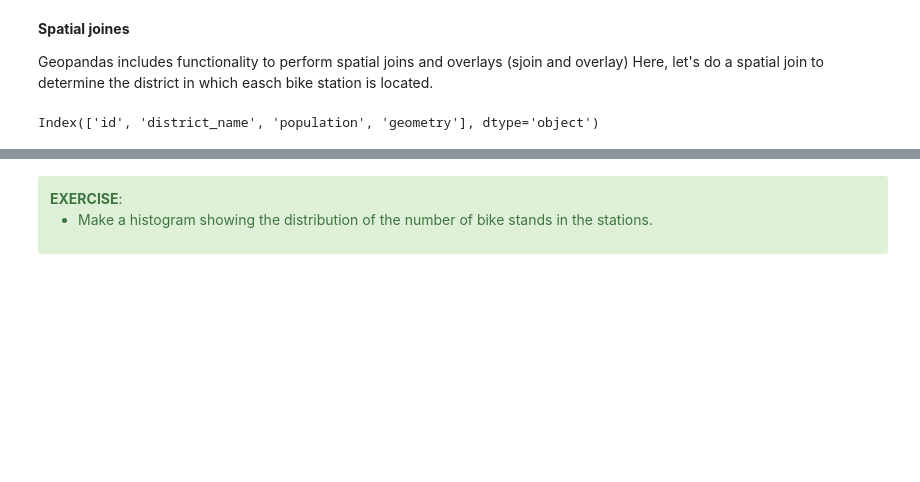
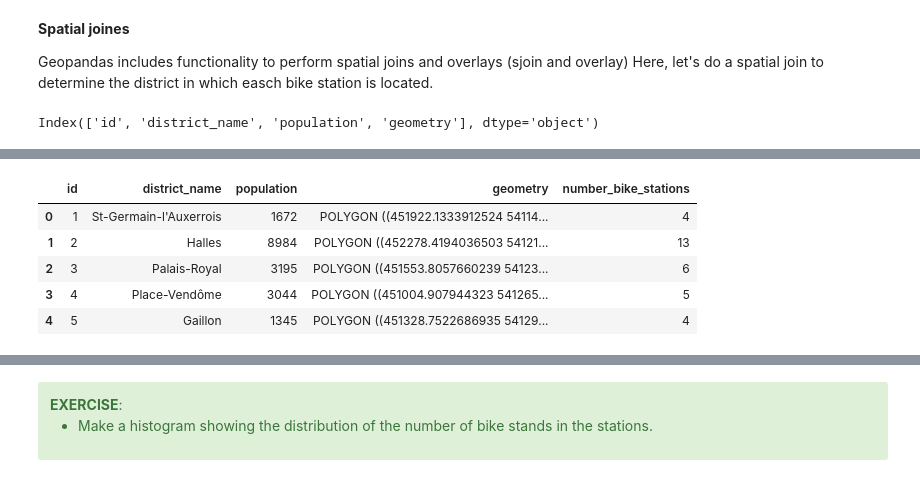
Before and after one commit to doolingdavid/geopandas-tutorial, a Jupyter notebook: 01-introduction-geospatial-data.ipynb, the cells around one changed output, grey strips where cells are left out. Saved outputs shown, nothing was run; the diff lists cells and outputs as text; code cells hidden in the pictures; blank space fills up the shorter version.

```diff
--- a/01-introduction-geospatial-data.ipynb
+++ b/01-introduction-geospatial-data.ipynb
@@ -569,0 +604,9 @@ stations.head()
+# %%
+districts.head()
+# %% [output]
+|  | id | district_name | population | geometry | number_bike_stations |
+| 0 | 1 | St-Germain-l'Auxerrois | 1672 | POLYGON ((451922.1333912524 54114... | 4 |
+| 1 | 2 | Halles | 8984 | POLYGON ((452278.4194036503 54121... | 13 |
+| 2 | 3 | Palais-Royal | 3195 | POLYGON ((451553.8057660239 54123... | 6 |
+| 3 | 4 | Place-Vendôme | 3044 | POLYGON ((451004.907944323 541265... | 5 |
+| 4 | 5 | Gaillon | 1345 | POLYGON ((451328.7522686935 54129... | 4 |
```
Also changed, not shown: parts of 7 cells of this notebook.
